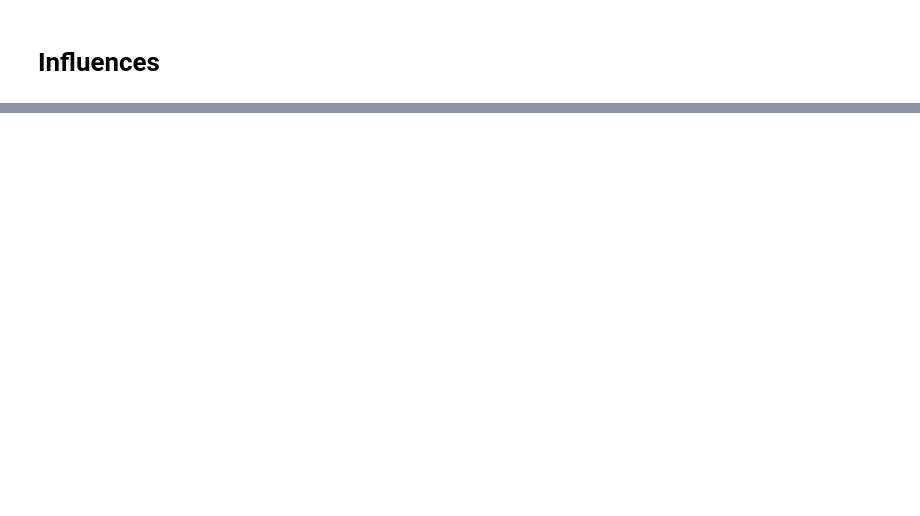
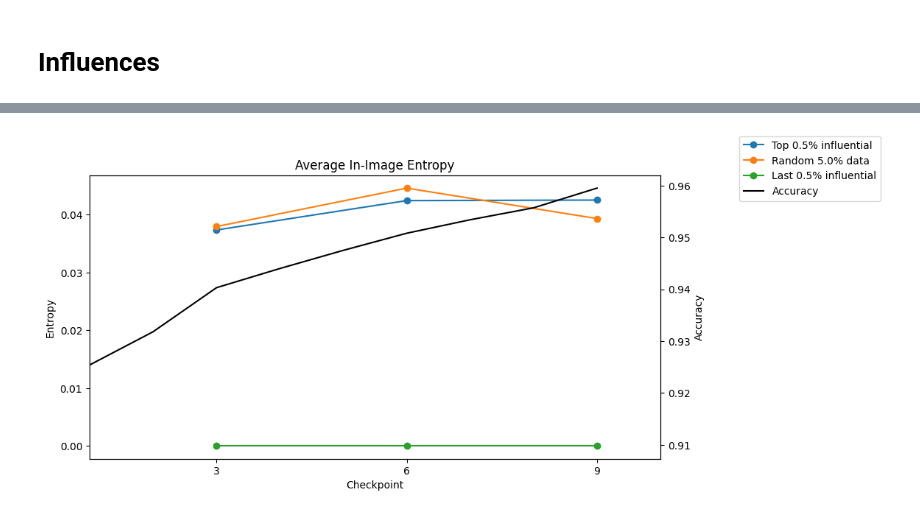
Before and after one commit to Rachelcoll/EULoInf, a Jupyter notebook: noteboooks/01_nn_models.ipynb, the cells around one changed output, grey strips where cells are left out. Saved outputs shown, nothing was run; the diff lists cells and outputs as text; code cells hidden in the pictures; blank space fills up the shorter version.

```diff
--- a/noteboooks/01_nn_models.ipynb
+++ b/noteboooks/01_nn_models.ipynb
@@ -172,0 +287,42 @@ plt.show()
+# %%
+def calculate_entropy(image):
+    hist, _ = np.histogram(image[0], bins=256, range=(0, 256))
+    probabilities = hist / hist.sum()
+    return -np.sum(probabilities * np.log2(probabilities + 1e-20))
+
+fig, ax1 = plt.subplots(figsize=(10, 5))
+ax1.set_xlim(min(x_vals), max(x_vals))
+
+entropies = []
+for imgs in mnist_ckpt_imgs:
+    ckpt_entropies = [calculate_entropy(img) for img in imgs]
+    mean_entropy = np.mean(ckpt_entropies)
+    entropies.append(mean_entropy)
+ax1.plot(checkpoint_labels, entropies, 'o-', label=f"Top {p*100}% influential")
+
+randimgs_entropies = []
+for data in random_data:
+    ckpt_entropies = [calculate_entropy(img) for img in data]
+    mean_entropy = np.mean(ckpt_entropies)
+    randimgs_entropies.append(mean_entropy)
+ax1.plot(checkpoint_labels, randimgs_entropies, 'o-', label=f"Random {p*10*100}% data")
+
+
+last_inf_entropies = []
+for ckpt_imgs in top_or_least_influences(mnist_influences, mnist_train, int(p*num_data), descending=False):
+    last_inf_entropy = [calculate_entropy(img[0]) for img in ckpt_imgs]
+    mean_entropy = np.mean(last_inf_entropy)
+    last_inf_entropies.append(mean_entropy)
+ax1.plot(checkpoint_labels, last_inf_entropies, 'o-', label="Last 0.5% influential")
+
+ax1.set_xlabel("Checkpoint")
+ax1.set_ylabel("Entropy")
+ax1.set_xticks(checkpoint_labels)
+plt.title("Average In-Image Entropy")
+ax2 = ax1.twinx()
+ax2.set_ylabel("Accuracy")
+ax2.plot(accuracies, label="Accuracy", color='k')
+fig.legend(loc='upper left', bbox_to_anchor=(1,1))
+plt.show()
+# %% [output]
+[figure, added]
```
Also changed, not shown: parts of 22 cells of this notebook, 3 other files.
